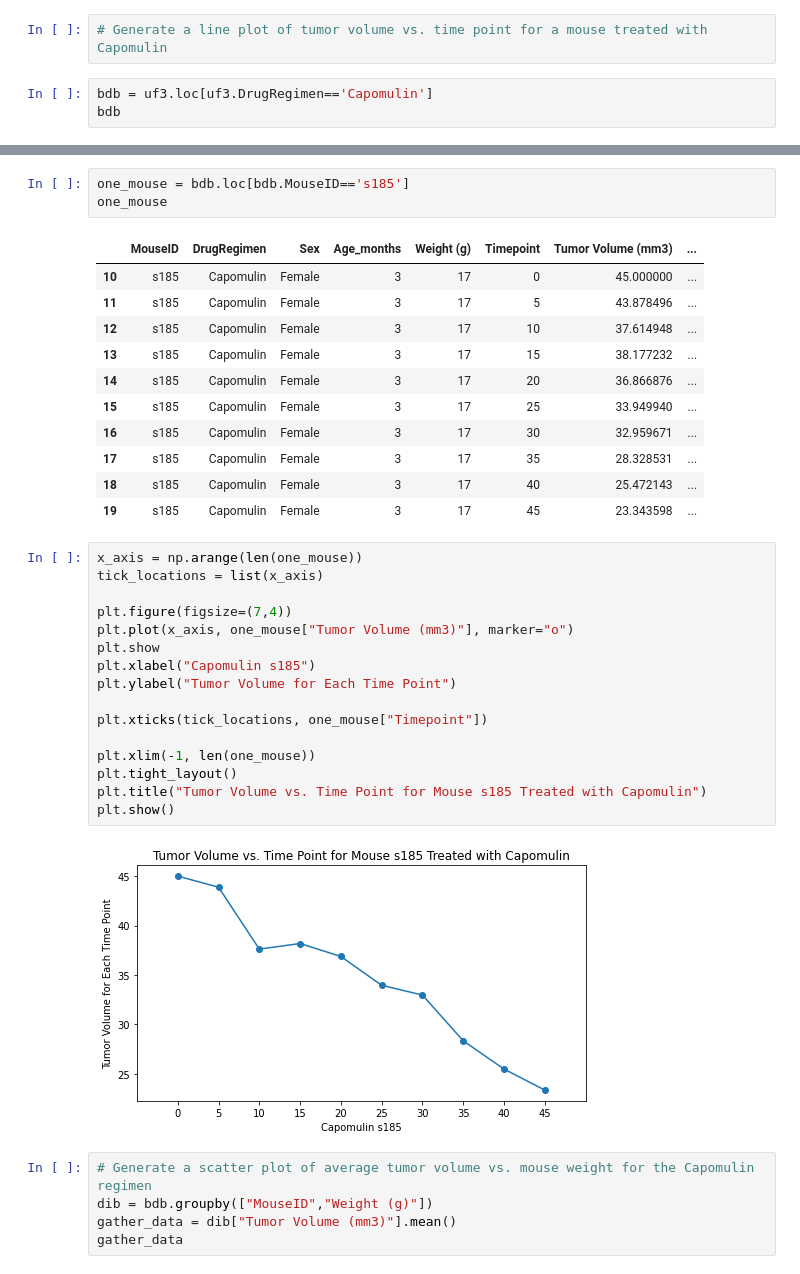
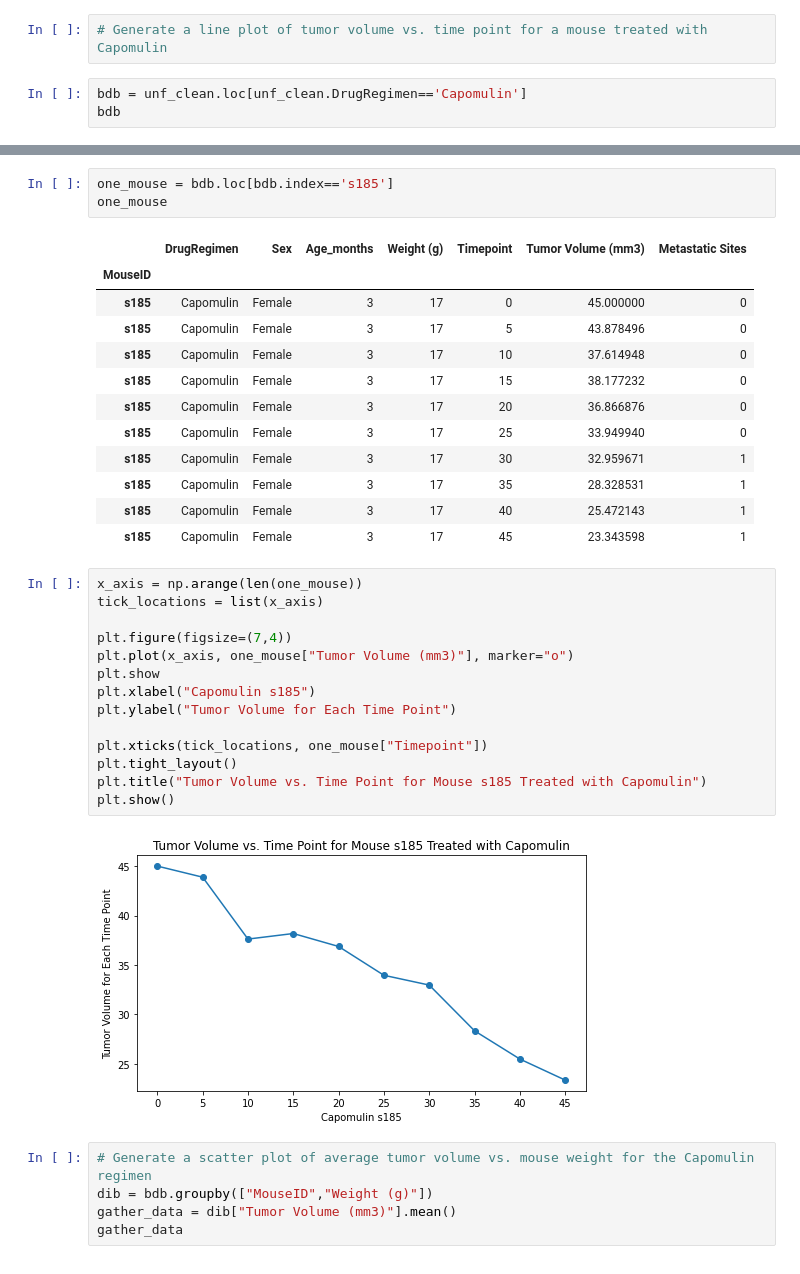
Before and after one commit to alexyyyyytytytytyt/Matplotlib-challenge, a Jupyter notebook: Instructions/Pymaceuticals/pymaceuticals_starter.ipynb, the cells around one changed output, grey strips where cells are left out. Saved outputs shown, nothing was run; the diff lists cells and outputs as text.

```diff
--- a/Instructions/Pymaceuticals/pymaceuticals_starter.ipynb
+++ b/Instructions/Pymaceuticals/pymaceuticals_starter.ipynb
@@ -510,6 +506,6 @@ plt.show()
 # %%
 # Generate a line plot of tumor volume vs. time point for a mouse treated with Capomulin
 # %%
-bdb = uf3.loc[uf3.DrugRegimen=='Capomulin']
+bdb = unf_clean.loc[unf_clean.DrugRegimen=='Capomulin']
 bdb
 # %% [output]
@@ -529,36 +526,35 @@ bdb
 # %%
-one_mouse = bdb.loc[bdb.MouseID=='s185']
+one_mouse = bdb.loc[bdb.index=='s185']
 one_mouse
 # %% [output]
-|  | MouseID | DrugRegimen | Sex | Age_months | Weight (g) | Timepoint | Tumor Volume (mm3) | ... |
-| 10 | s185 | Capomulin | Female | 3 | 17 | 0 | 45.000000 | ... |
-| 11 | s185 | Capomulin | Female | 3 | 17 | 5 | 43.878496 | ... |
-| 12 | s185 | Capomulin | Female | 3 | 17 | 10 | 37.614948 | ... |
-| 13 | s185 | Capomulin | Female | 3 | 17 | 15 | 38.177232 | ... |
-| 14 | s185 | Capomulin | Female | 3 | 17 | 20 | 36.866876 | ... |
-| 15 | s185 | Capomulin | Female | 3 | 17 | 25 | 33.949940 | ... |
-| 16 | s185 | Capomulin | Female | 3 | 17 | 30 | 32.959671 | ... |
-| 17 | s185 | Capomulin | Female | 3 | 17 | 35 | 28.328531 | ... |
-| 18 | s185 | Capomulin | Female | 3 | 17 | 40 | 25.472143 | ... |
-| 19 | s185 | Capomulin | Female | 3 | 17 | 45 | 23.343598 | ... |
+|  | DrugRegimen | Sex | Age_months | Weight (g) | Timepoint | Tumor Volume (mm3) | Metastatic Sites |
+| MouseID |  |  |  |  |  |  |  |
+| s185 | Capomulin | Female | 3 | 17 | 0 | 45.000000 | 0 |
+| s185 | Capomulin | Female | 3 | 17 | 5 | 43.878496 | 0 |
+| s185 | Capomulin | Female | 3 | 17 | 10 | 37.614948 | 0 |
+| s185 | Capomulin | Female | 3 | 17 | 15 | 38.177232 | 0 |
+| s185 | Capomulin | Female | 3 | 17 | 20 | 36.866876 | 0 |
+| s185 | Capomulin | Female | 3 | 17 | 25 | 33.949940 | 0 |
+| s185 | Capomulin | Female | 3 | 17 | 30 | 32.959671 | 1 |
+| s185 | Capomulin | Female | 3 | 17 | 35 | 28.328531 | 1 |
+| s185 | Capomulin | Female | 3 | 17 | 40 | 25.472143 | 1 |
+| s185 | Capomulin | Female | 3 | 17 | 45 | 23.343598 | 1 |
 # %%
 x_axis = np.arange(len(one_mouse))
 tick_locations = list(x_axis)
 
 plt.figure(figsize=(7,4))
 plt.plot(x_axis, one_mouse["Tumor Volume (mm3)"], marker="o")
 plt.show
 plt.xlabel("Capomulin s185")
 plt.ylabel("Tumor Volume for Each Time Point")
 
 plt.xticks(tick_locations, one_mouse["Timepoint"])
-
-plt.xlim(-1, len(one_mouse))
 plt.tight_layout()
 plt.title("Tumor Volume vs. Time Point for Mouse s185 Treated with Capomulin")
 plt.show()
 # %% [output]
-[figure, old version]
+[figure, new version]
 # %%
 # Generate a scatter plot of average tumor volume vs. mouse weight for the Capomulin regimen
 dib = bdb.groupby(["MouseID","Weight (g)"])
```
Also changed, not shown: parts of 3 cells of this notebook.
